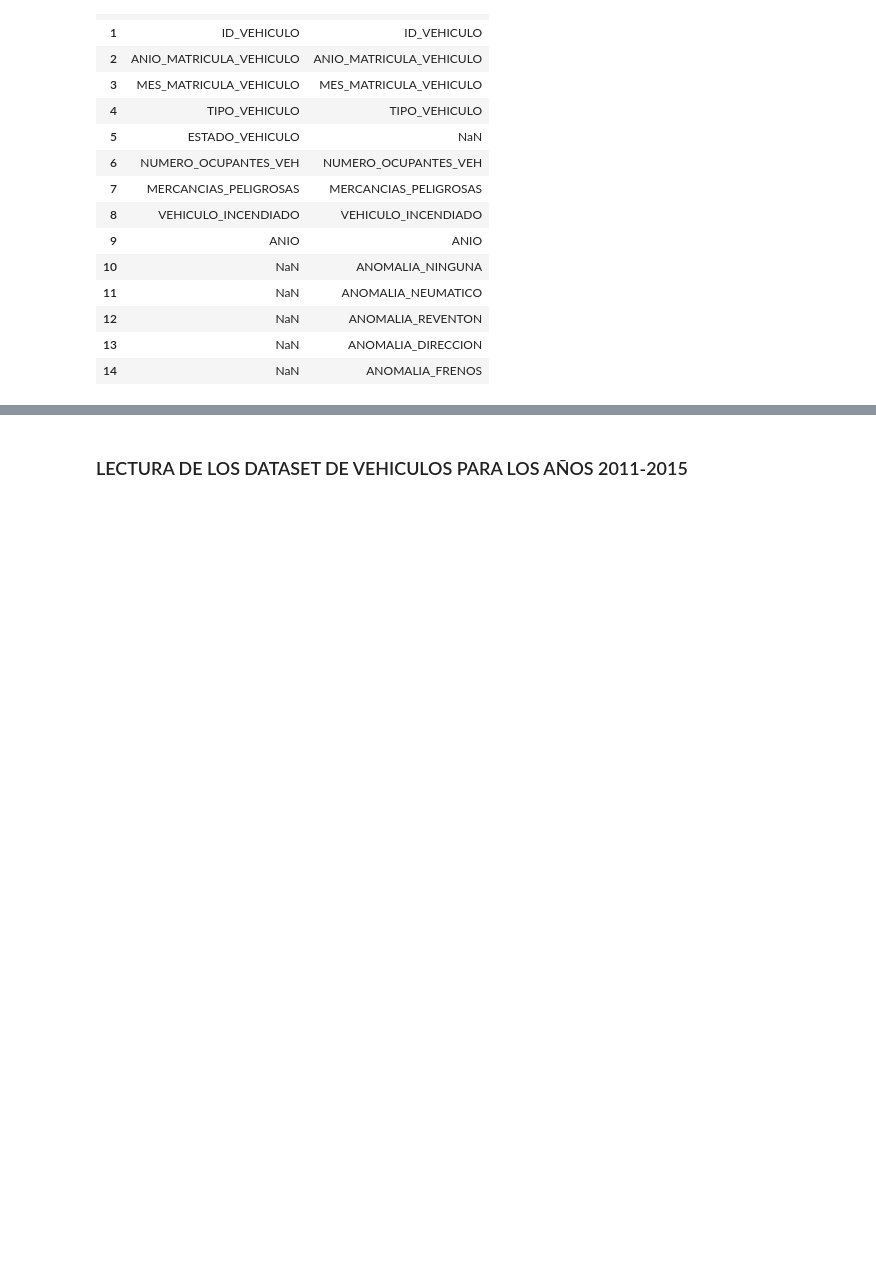
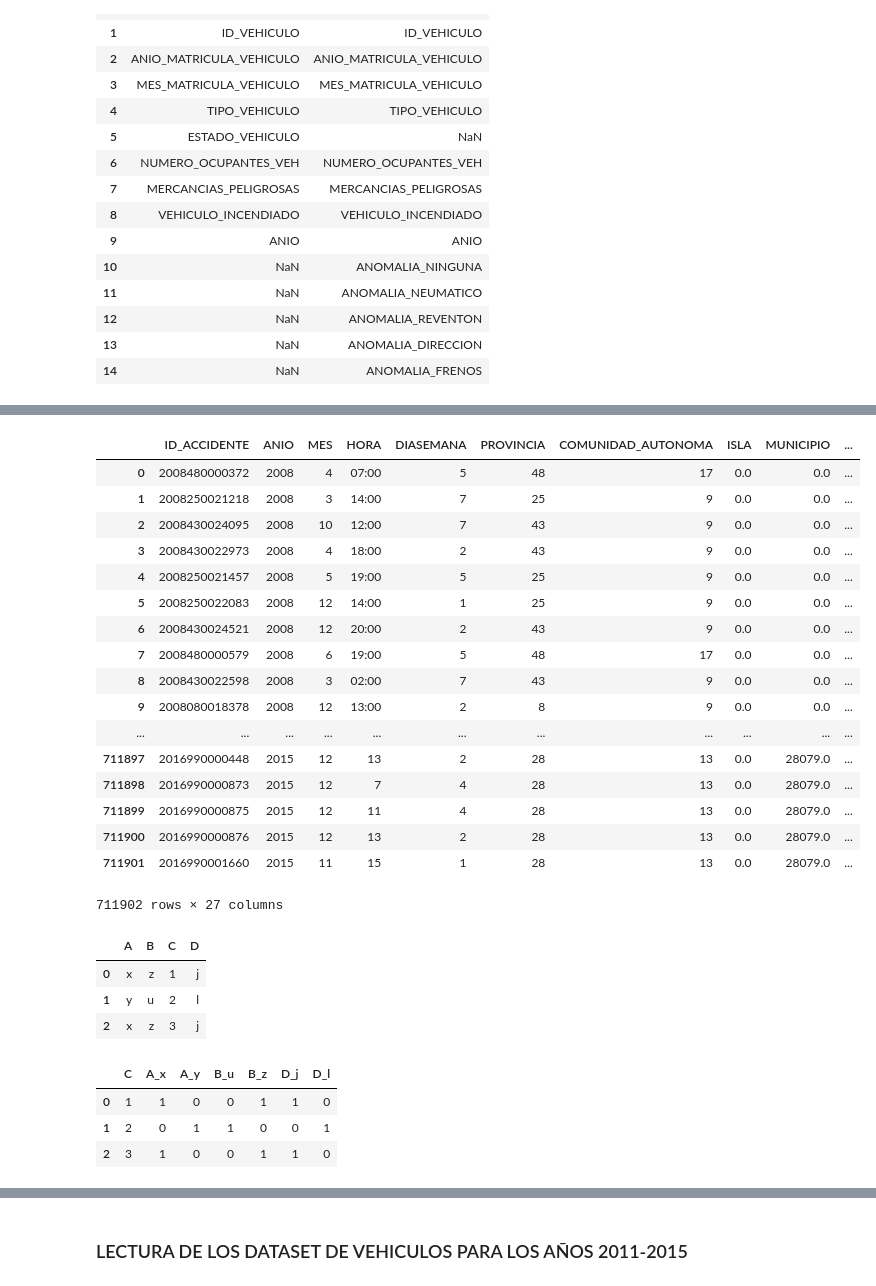
Before and after one commit to Rafaelmdcd/TFM_Kschool_Rafa_Martinez, a Jupyter notebook: TFM_DGT.ipynb, the cells around one changed output, grey strips where cells are left out. Cells and saved outputs as stored; diff of their text form; code cells hidden in the pictures; blank space fills up the shorter version.

```diff
--- a/TFM_DGT.ipynb
+++ b/TFM_DGT.ipynb
@@ -174,7 +346,13 @@ Header_Vehic
 # %%
-Diff_Accvict=Header_Accvict[Header_Accvict['Accvict_2008']!=Header_Accvict['Accvict_2015']]
-Diff_Pers=Header_Pers[Header_Pers['Pers_2008']!=Header_Pers['Pers_2015']]
-Diif_Vehic=Header_Vehic[Header_Vehic['Vehic_2008']!=Header_Vehic['Vehic_2015']]
-Diff_Accvict
-Diff_Pers
+Header_Accvict=Header_Accvict[Header_Accvict['Accvict_2008']==Header_Accvict['Accvict_2015']]
+Header_Accvict=Header_Accvict['Accvict_2008'].tolist()
+
+Header_Pers=Header_Pers[Header_Pers['Pers_2008']==Header_Pers['Pers_2015']]
+Header_Pers=Header_Pers['Pers_2008'].tolist()
+
+Header_Vehic=Header_Vehic[Header_Vehic['Vehic_2008']==Header_Vehic['Vehic_2015']]
+Header_Vehic=Header_Vehic['Vehic_2008'].tolist()
+
+dic_all_headers={'Accvict':Header_Accvict,'Pers':Header_Pers,'Vehic':Header_Vehic}
+dic_all_headers
 # %% [output]
@@ -199,0 +379,4 @@ Diff_Pers
+# %%
+#guardo las claves de cada tipo de fichero
+list_keys_dic=dic_all_files.keys()
+list_keys_dic
@@ -205,13 +390,15 @@ dic_total={}
 df_total=pd.DataFrame()
 
 for key in list_keys_dic:
-    print ("#### "+key+" ###")
+    print ("#### "+key+" ####")
     for file in dic_all_files[key]:
-        #meto en df cada file
-        df_year=pd.read_csv(file,delimiter=";",encoding="ISO-8859-1")
-        df_year.fillna(0)
+        #meto en df cada file quedandome solo con las columnas seleccionadas anteriormente
+        df_year=pd.read_csv(file,delimiter=";",encoding="ISO-8859-1",usecols=dic_all_headers[key])
+        df_year=df_year.fillna(0)
         print("Cargando fichero-->"+file+"\n\t"+"Registros= "+str(df_year.shape[0])+"\n\t"+"Columnas= "+str(df_year.shape[1]))
         #df_total=df_total.append(df_year)
         df_total=pd.concat([df_total,df_year],ignore_index=True)
     dic_total[key] = df_total
+print ("\n\t\t"+"##### CARGADOS EN DF_TOTAL TODOS LOS PERIODOS ########"+"\t\t")
+df_total.shape
 # %% [output]
@@ -236,0 +489,8 @@ df_total.shape
+# %%
+##para categorizar
+#dic_total['Accvict']['HORA']=dic_total['Accvict']['HORA'].astype('category')
+#dic_total['Accvict']['HORA'].describe()
+#este funciona
+dic_total['Accvict']['HORA']= pd.Series(pd.Categorical(dic_total['Accvict']['HORA'], categories=[0,1,2,3,4,5,6,7,8,9,10,11,12,13,14,15,16,17,18,19,20,21,22,23]))
+dic_total['Accvict']['HORA'].cat.rename_categories(['0','1','2','3','4','5','6','7','8','9','10','11','12','13','14','15','16','17','18','19','20','21','22','23'])
+dic_total['Accvict']['HORA'].cat.codes
@@ -237,2 +578,23 @@ df_total.shape
+# %%
+dic_total['Accvict']
+# %% [output]
+|  | ID_ACCIDENTE | ANIO | MES | HORA | DIASEMANA | PROVINCIA | COMUNIDAD_AUTONOMA | ISLA | MUNICIPIO | ... |
+| 0 | 2008480000372 | 2008 | 4 | 07:00 | 5 | 48 | 17 | 0.0 | 0.0 | ... |
+| 1 | 2008250021218 | 2008 | 3 | 14:00 | 7 | 25 | 9 | 0.0 | 0.0 | ... |
+| 2 | 2008430024095 | 2008 | 10 | 12:00 | 7 | 43 | 9 | 0.0 | 0.0 | ... |
+| 3 | 2008430022973 | 2008 | 4 | 18:00 | 2 | 43 | 9 | 0.0 | 0.0 | ... |
+| 4 | 2008250021457 | 2008 | 5 | 19:00 | 5 | 25 | 9 | 0.0 | 0.0 | ... |
+| 5 | 2008250022083 | 2008 | 12 | 14:00 | 1 | 25 | 9 | 0.0 | 0.0 | ... |
+| 6 | 2008430024521 | 2008 | 12 | 20:00 | 2 | 43 | 9 | 0.0 | 0.0 | ... |
+| 7 | 2008480000579 | 2008 | 6 | 19:00 | 5 | 48 | 17 | 0.0 | 0.0 | ... |
+| 8 | 2008430022598 | 2008 | 3 | 02:00 | 7 | 43 | 9 | 0.0 | 0.0 | ... |
+| 9 | 2008080018378 | 2008 | 12 | 13:00 | 2 | 8 | 9 | 0.0 | 0.0 | ... |
+| ... | ... | ... | ... | ... | ... | ... | ... | ... | ... | ... |
+| 711897 | 2016990000448 | 2015 | 12 | 13 | 2 | 28 | 13 | 0.0 | 28079.0 | ... |
+| 711898 | 2016990000873 | 2015 | 12 | 7 | 4 | 28 | 13 | 0.0 | 28079.0 | ... |
+| 711899 | 2016990000875 | 2015 | 12 | 11 | 4 | 28 | 13 | 0.0 | 28079.0 | ... |
+| 711900 | 2016990000876 | 2015 | 12 | 13 | 2 | 28 | 13 | 0.0 | 28079.0 | ... |
+| 711901 | 2016990001660 | 2015 | 11 | 15 | 1 | 28 | 13 | 0.0 | 28079.0 | ... |
+711902 rows × 27 columns
 # %%
 df = pd.DataFrame({'A': ['x', 'y', 'x'], 'B': ['z', 'u', 'z'],
@@ -240,2 +602,17 @@ df = pd.DataFrame({'A': ['x', 'y', 'x'], 'B': ['z', 'u', 'z'],
                   'D':['j', 'l', 'j']})
+# %%
+df
+# %% [output]
+|  | A | B | C | D |
+| 0 | x | z | 1 | j |
+| 1 | y | u | 2 | l |
+| 2 | x | z | 3 | j |
+# %%
+df_1= pd.get_dummies(df)
+df_1
+# %% [output]
+|  | C | A_x | A_y | B_u | B_z | D_j | D_l |
+| 0 | 1 | 1 | 0 | 0 | 1 | 1 | 0 |
+| 1 | 2 | 0 | 1 | 1 | 0 | 0 | 1 |
+| 2 | 3 | 1 | 0 | 0 | 1 | 1 | 0 |
 # %%
```
Also changed, not shown: parts of 38 cells of this notebook.
